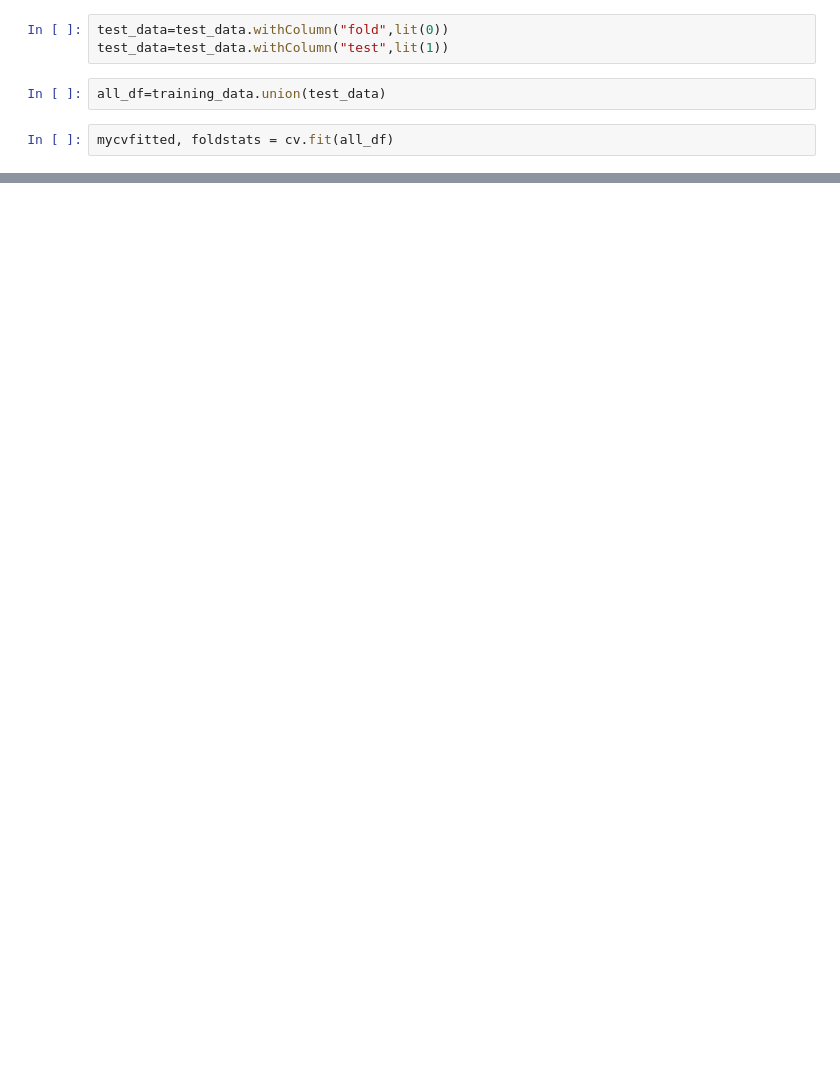
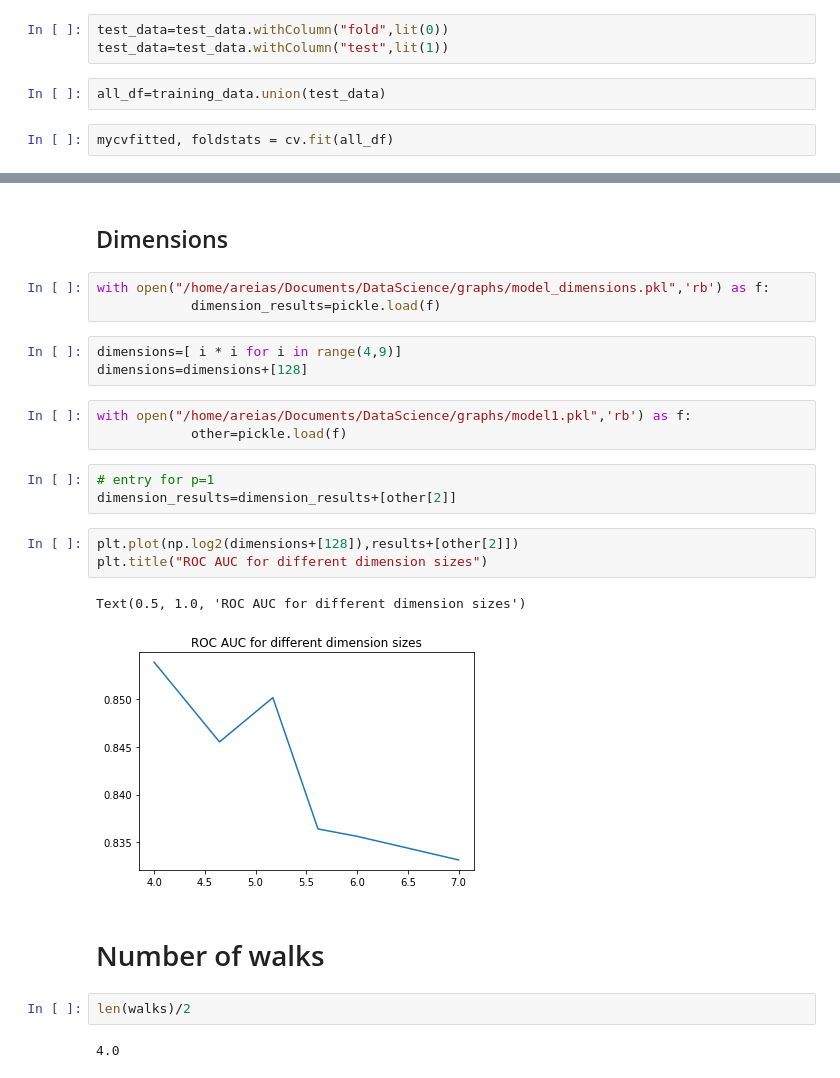
Before and after one commit to areias/link-prediction, a Jupyter notebook: coauthor-link-prediction.ipynb, the cells around one changed output, grey strips where cells are left out. Cells and saved outputs as stored; diff of their text form; blank space fills up the shorter version.

```diff
--- a/coauthor-link-prediction.ipynb
+++ b/coauthor-link-prediction.ipynb
@@ -469,0 +364,26 @@ PipelineModel_3abf13843c5f
+# %% [markdown]
+## Dimensions
+# %%
+with open("/home/areias/Documents/DataScience/graphs/model_dimensions.pkl",'rb') as f:
+            dimension_results=pickle.load(f)
+# %%
+dimensions=[ i * i for i in range(4,9)]
+dimensions=dimensions+[128]
+# %%
+with open("/home/areias/Documents/DataScience/graphs/model1.pkl",'rb') as f:
+            other=pickle.load(f)
+# %%
+# entry for p=1
+dimension_results=dimension_results+[other[2]]
+# %%
+plt.plot(np.log2(dimensions+[128]),results+[other[2]])
+plt.title("ROC AUC for different dimension sizes")
+# %% [output]
+Text(0.5, 1.0, 'ROC AUC for different dimension sizes')
+[figure, added]
+# %% [markdown]
+# Number of walks
+# %%
+len(walks)/2
+# %% [output]
+4.0
```
Also changed, not shown: parts of 107 cells of this notebook.
